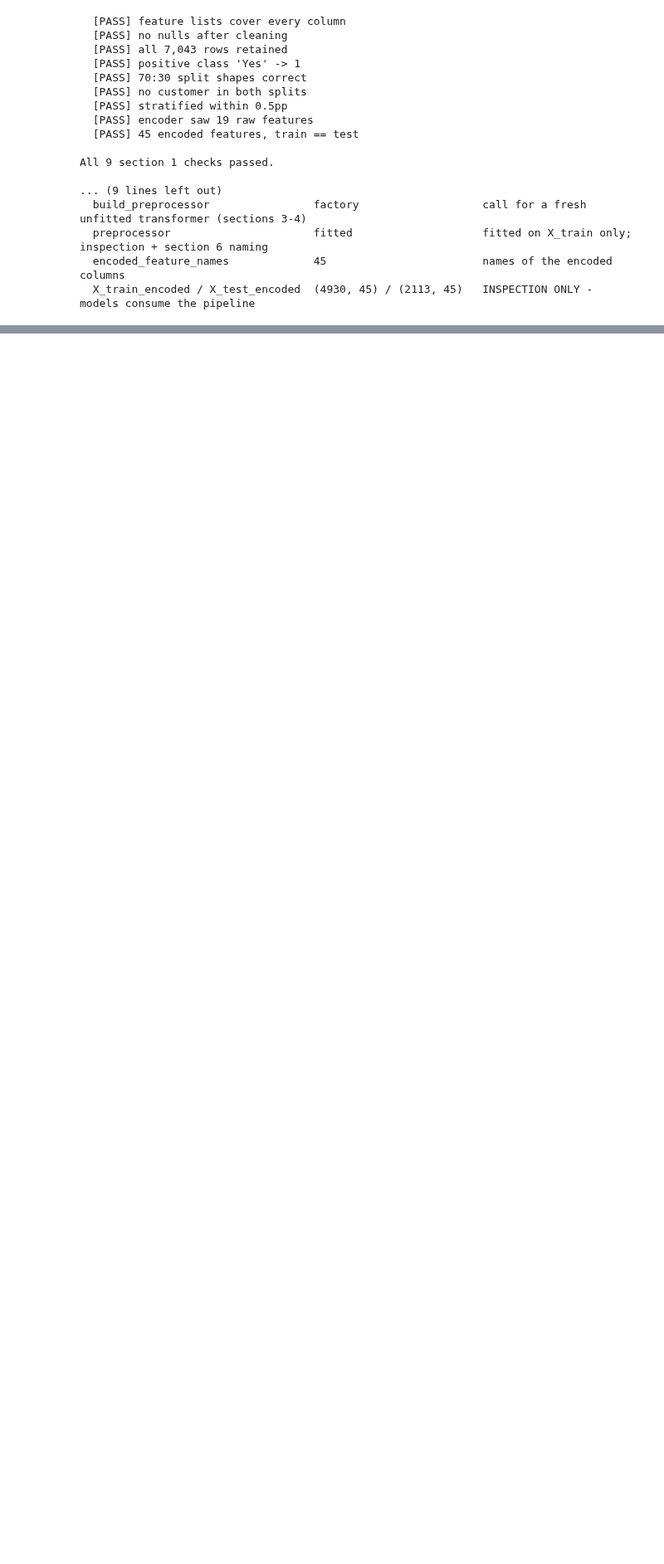
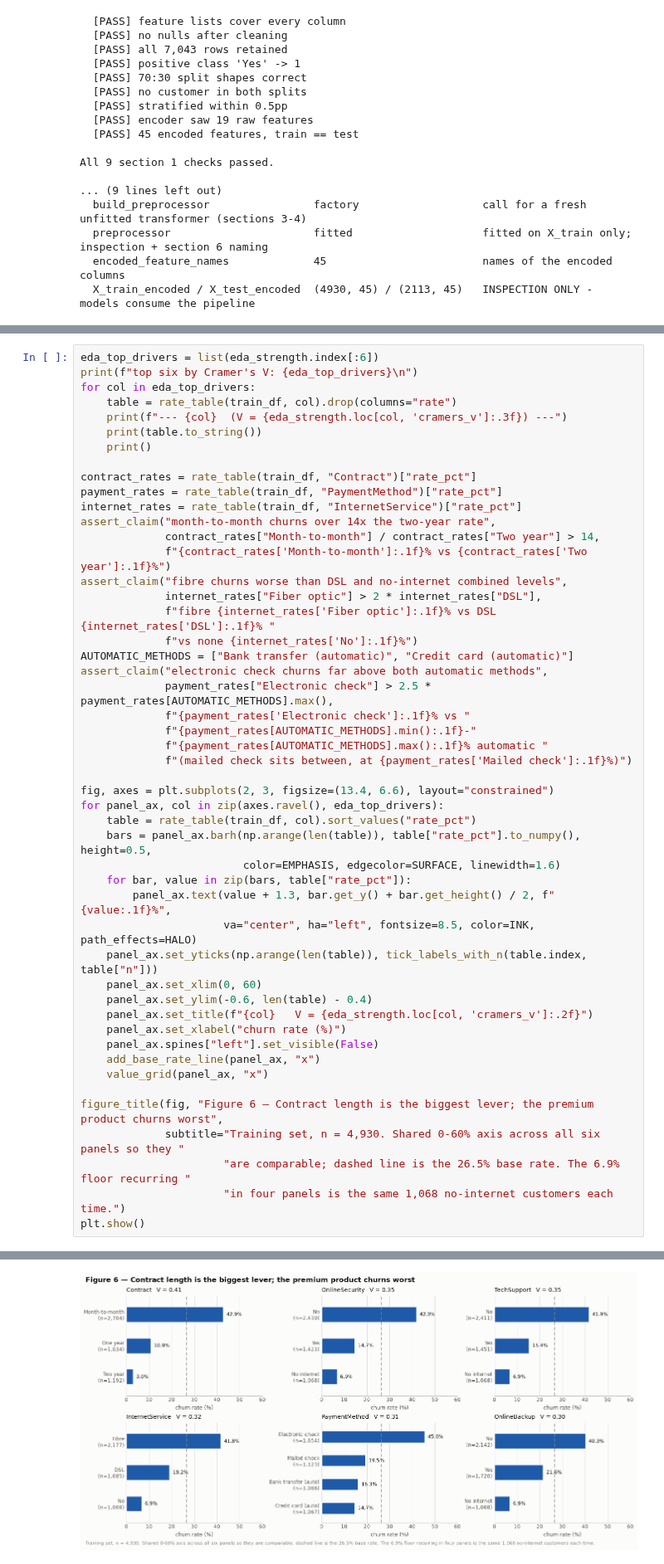
Before and after one commit to MyExpWithCode/customer_churn_project, a Jupyter notebook: notebook/churn_analysis.ipynb, the cells around one changed output, grey strips where cells are left out. Shown at 83% size. Cells and saved outputs as stored; diff of their text form; blank space fills up the shorter version.

```diff
--- a/notebook/churn_analysis.ipynb
+++ b/notebook/churn_analysis.ipynb
@@ -1800,0 +1966,50 @@ branch of `build_preprocessor`; a decision tree, which splits one feature at a t
+# %%
+eda_top_drivers = list(eda_strength.index[:6])
+print(f"top six by Cramer's V: {eda_top_drivers}\n")
+for col in eda_top_drivers:
+    table = rate_table(train_df, col).drop(columns="rate")
+    print(f"--- {col}  (V = {eda_strength.loc[col, 'cramers_v']:.3f}) ---")
+    print(table.to_string())
+    print()
+
+contract_rates = rate_table(train_df, "Contract")["rate_pct"]
+payment_rates = rate_table(train_df, "PaymentMethod")["rate_pct"]
+internet_rates = rate_table(train_df, "InternetService")["rate_pct"]
+assert_claim("month-to-month churns over 14x the two-year rate",
+             contract_rates["Month-to-month"] / contract_rates["Two year"] > 14,
+             f"{contract_rates['Month-to-month']:.1f}% vs {contract_rates['Two year']:.1f}%")
+assert_claim("fibre churns worse than DSL and no-internet combined levels",
+             internet_rates["Fiber optic"] > 2 * internet_rates["DSL"],
+             f"fibre {internet_rates['Fiber optic']:.1f}% vs DSL {internet_rates['DSL']:.1f}% "
+             f"vs none {internet_rates['No']:.1f}%")
+AUTOMATIC_METHODS = ["Bank transfer (automatic)", "Credit card (automatic)"]
+assert_claim("electronic check churns far above both automatic methods",
+             payment_rates["Electronic check"] > 2.5 * payment_rates[AUTOMATIC_METHODS].max(),
+             f"{payment_rates['Electronic check']:.1f}% vs "
+             f"{payment_rates[AUTOMATIC_METHODS].min():.1f}-"
+             f"{payment_rates[AUTOMATIC_METHODS].max():.1f}% automatic "
+             f"(mailed check sits between, at {payment_rates['Mailed check']:.1f}%)")
+
+fig, axes = plt.subplots(2, 3, figsize=(13.4, 6.6), layout="constrained")
+for panel_ax, col in zip(axes.ravel(), eda_top_drivers):
+    table = rate_table(train_df, col).sort_values("rate_pct")
+    bars = panel_ax.barh(np.arange(len(table)), table["rate_pct"].to_numpy(), height=0.5,
+                         color=EMPHASIS, edgecolor=SURFACE, linewidth=1.6)
+    for bar, value in zip(bars, table["rate_pct"]):
+        panel_ax.text(value + 1.3, bar.get_y() + bar.get_height() / 2, f"{value:.1f}%",
+                      va="center", ha="left", fontsize=8.5, color=INK, path_effects=HALO)
+    panel_ax.set_yticks(np.arange(len(table)), tick_labels_with_n(table.index, table["n"]))
+    panel_ax.set_xlim(0, 60)
+    panel_ax.set_ylim(-0.6, len(table) - 0.4)
+    panel_ax.set_title(f"{col}   V = {eda_strength.loc[col, 'cramers_v']:.2f}")
+    panel_ax.set_xlabel("churn rate (%)")
+    panel_ax.spines["left"].set_visible(False)
+    add_base_rate_line(panel_ax, "x")
+    value_grid(panel_ax, "x")
+
+figure_title(fig, "Figure 6 — Contract length is the biggest lever; the premium product churns worst",
+             subtitle="Training set, n = 4,930. Shared 0-60% axis across all six panels so they "
+                      "are comparable; dashed line is the 26.5% base rate. The 6.9% floor recurring "
+                      "in four panels is the same 1,068 no-internet customers each time.")
+plt.show()
+# %% [output]
@@ -1800,0 +2033 @@ branch of `build_preprocessor`; a decision tree, which splits one feature at a t
+[figure, added]
```
Also changed, not shown: parts of 70 cells of this notebook, 2 other files.
